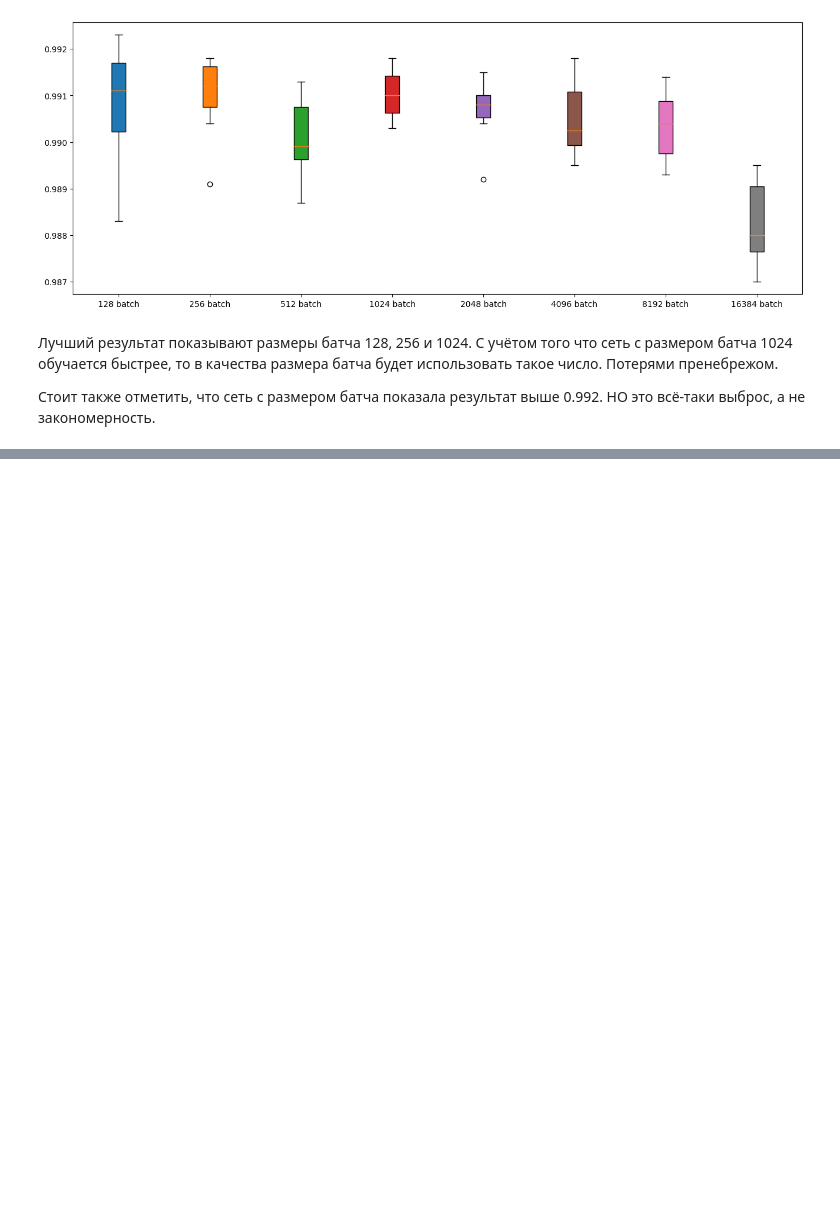
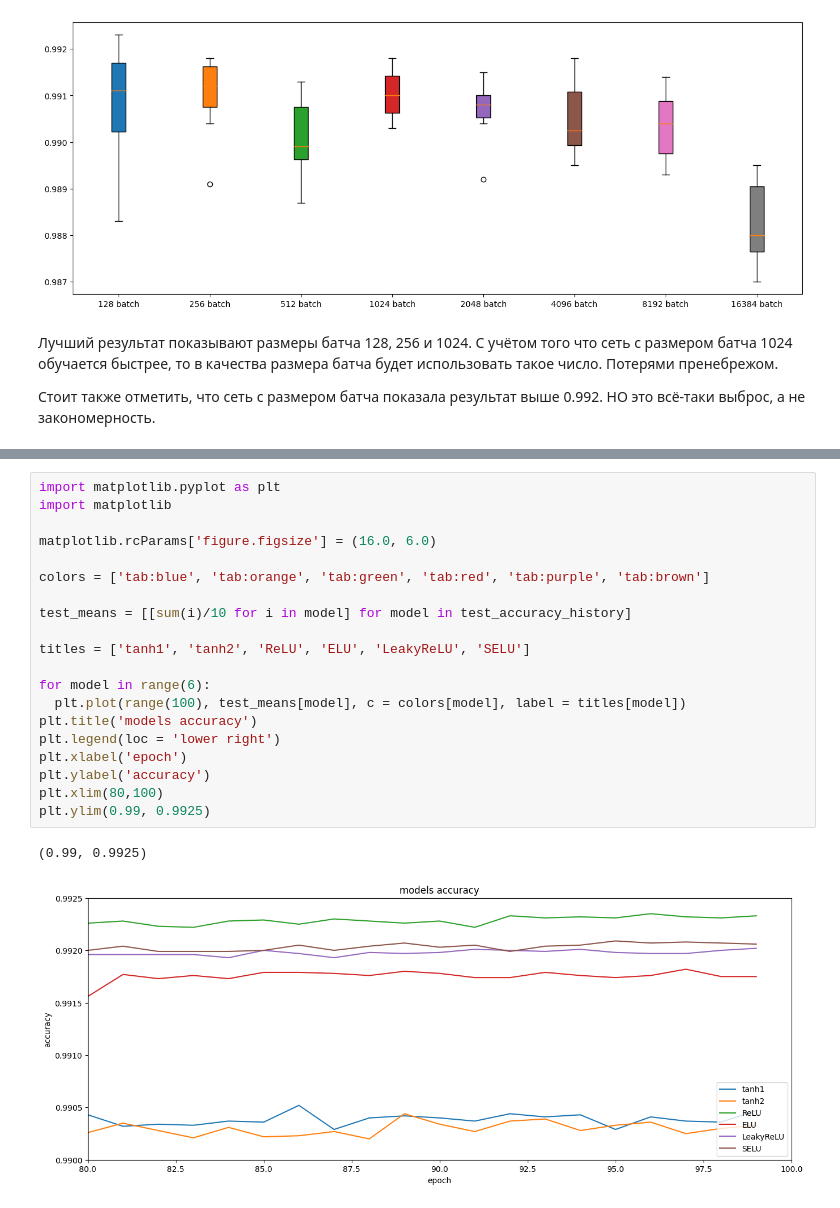
Before and after one commit to KORALLLL/summer_practice, a Jupyter notebook: projects/CNN_investigation.ipynb, the cells around one changed output, grey strips where cells are left out. Saved outputs shown, nothing was run; the diff lists cells and outputs as text; blank space fills up the shorter version.

```diff
--- a/projects/CNN_investigation.ipynb
+++ b/projects/CNN_investigation.ipynb
@@ -280,0 +951,23 @@ plt.xticks([i for i in range(8)], [str(i) + ' batch' for i in batch_sizes]);
+# %%
+import matplotlib.pyplot as plt
+import matplotlib
+
+matplotlib.rcParams['figure.figsize'] = (16.0, 6.0)
+
+colors = ['tab:blue', 'tab:orange', 'tab:green', 'tab:red', 'tab:purple', 'tab:brown']
+
+test_means = [[sum(i)/10 for i in model] for model in test_accuracy_history]
+
+titles = ['tanh1', 'tanh2', 'ReLU', 'ELU', 'LeakyReLU', 'SELU']
+
+for model in range(6):
+  plt.plot(range(100), test_means[model], c = colors[model], label = titles[model])
+plt.title('models accuracy')
+plt.legend(loc = 'lower right')
+plt.xlabel('epoch')
+plt.ylabel('accuracy')
+plt.xlim(80,100)
+plt.ylim(0.99, 0.9925)
+# %% [output]
+(0.99, 0.9925)
+[figure, added]
```
Also changed, not shown: parts of 14 cells of this notebook.
